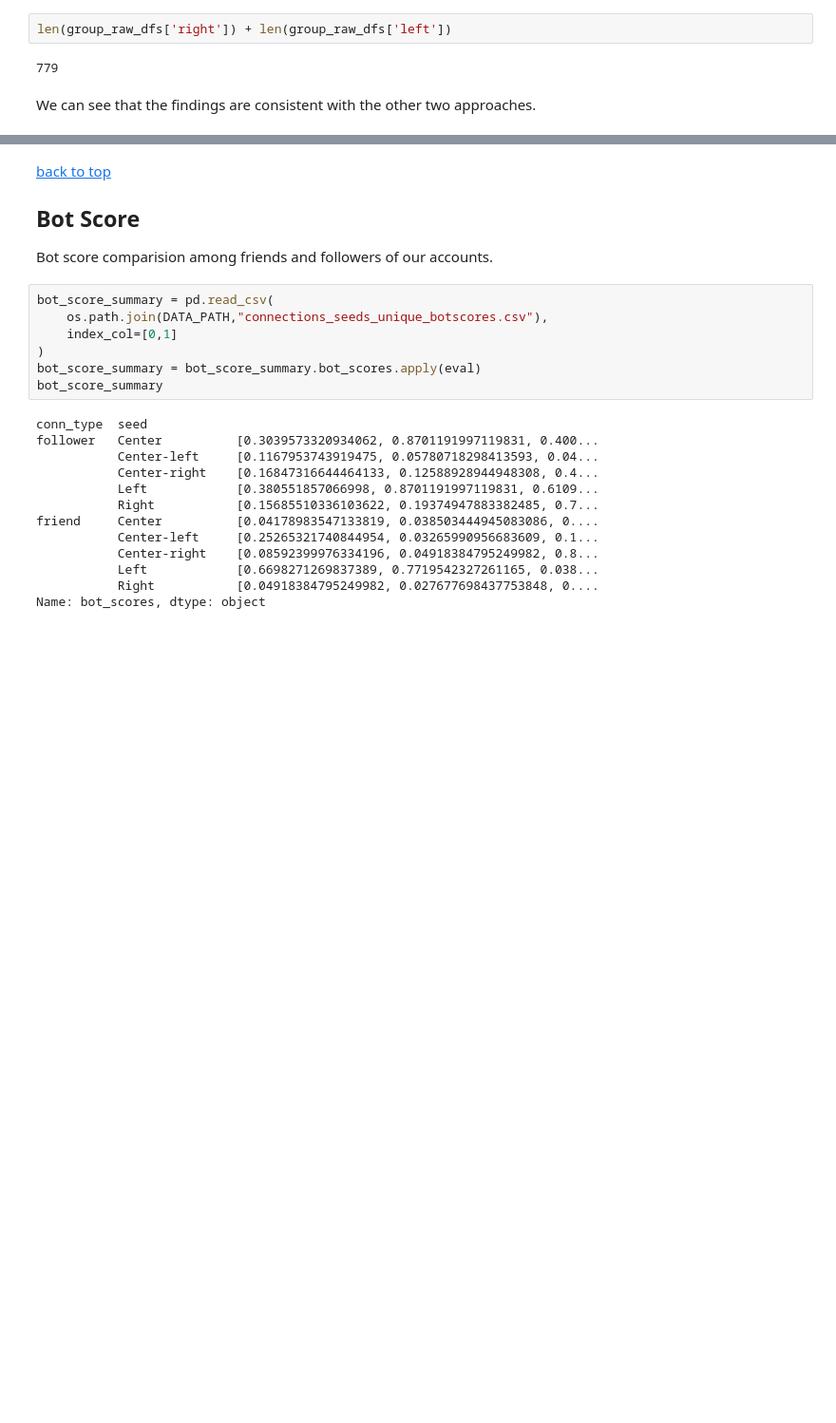
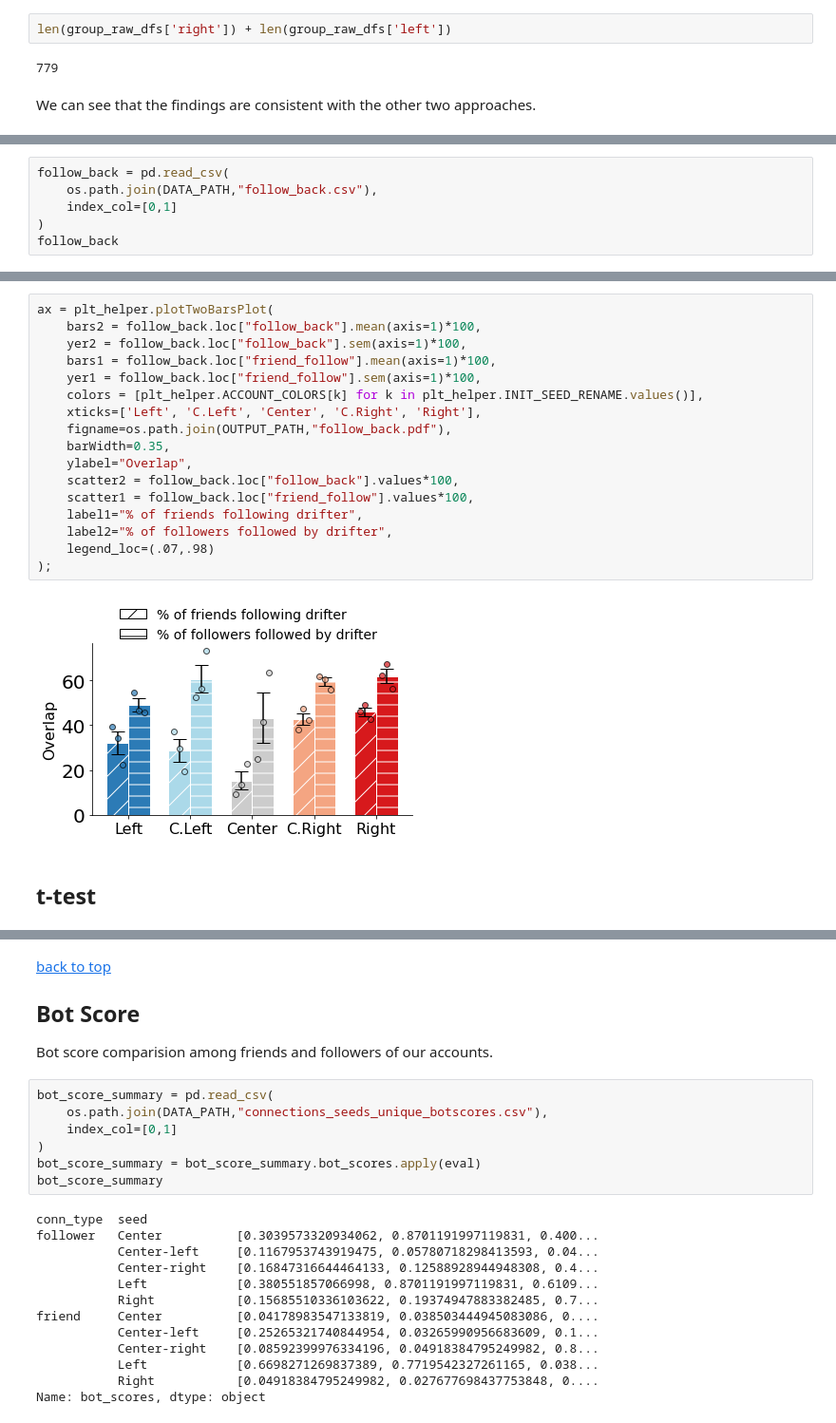
Before and after one commit to osome-iu/DrifterBot, a Jupyter notebook: exps/FinalPaperPlots.ipynb, the cells around one changed output, grey strips where cells are left out. Shown at 95% size. Saved outputs shown, nothing was run; the diff lists cells and outputs as text; blank space fills up the shorter version.

Commit message:
adding follow-back plot back.

```diff
--- a/exps/FinalPaperPlots.ipynb
+++ b/exps/FinalPaperPlots.ipynb
@@ -284,0 +290,6 @@ We can see that the findings are consistent with the other two approaches.
+# %%
+follow_back = pd.read_csv(
+    os.path.join(DATA_PATH,"follow_back.csv"),
+    index_col=[0,1]
+)
+follow_back
@@ -284,0 +308,21 @@ We can see that the findings are consistent with the other two approaches.
+# %%
+ax = plt_helper.plotTwoBarsPlot(
+    bars2 = follow_back.loc["follow_back"].mean(axis=1)*100,
+    yer2 = follow_back.loc["follow_back"].sem(axis=1)*100,
+    bars1 = follow_back.loc["friend_follow"].mean(axis=1)*100,
+    yer1 = follow_back.loc["friend_follow"].sem(axis=1)*100,
+    colors = [plt_helper.ACCOUNT_COLORS[k] for k in plt_helper.INIT_SEED_RENAME.values()],
+    xticks=['Left', 'C.Left', 'Center', 'C.Right', 'Right'],
+    figname=os.path.join(OUTPUT_PATH,"follow_back.pdf"),
+    barWidth=0.35,
+    ylabel="Overlap",
+    scatter2 = follow_back.loc["follow_back"].values*100,
+    scatter1 = follow_back.loc["friend_follow"].values*100,
+    label1="% of friends following drifter",
+    label2="% of followers followed by drifter",
+    legend_loc=(.07,.98)
+);
+# %% [output]
+[figure, added]
+# %% [markdown]
+## t-test
```
Also changed, not shown: parts of 4 cells of this notebook, 5 other files.
